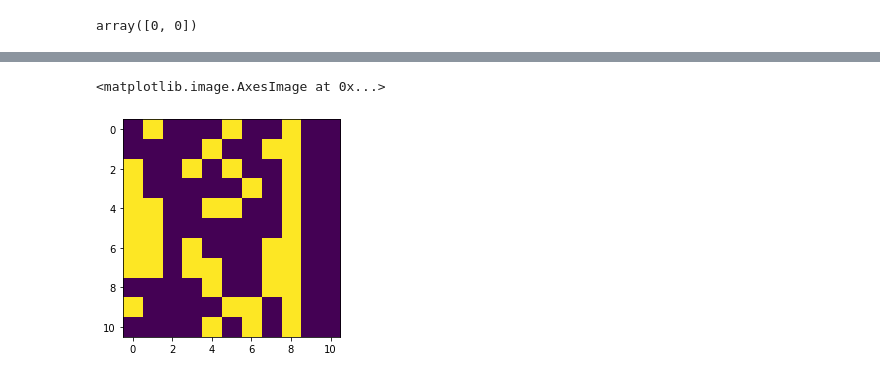
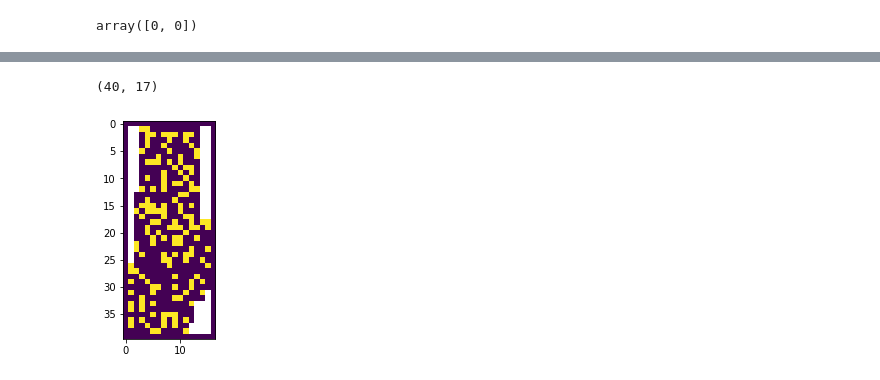
Before and after one commit to Maximgitman/wall-e-robot, a Jupyter notebook: test.ipynb, the cells around one changed output, grey strips where cells are left out. Cells and saved outputs as stored; diff of their text form; code cells hidden in the pictures.

```diff
--- a/test.ipynb
+++ b/test.ipynb
@@ -349,9 +349,12 @@ class History(object):
         self.prev_actions = None
 
     def update_history(self, obstacles, actions):
-        if self.prev_actions is not None:
+        self.prev_actions = np.array(list(map(lambda x: self.steps[x], actions)))
+
+        if self.prev_obstacles is not None:
+
             mask = np.array([np.array_equiv(self.prev_obstacles[i], obstacles[i]) for i in range(len(obstacles))])[...,None]
-            self.prev_actions *= mask
+            self.prev_actions *= ~mask
 
             # обновляем позиции относительно старта и текущие позиции на карте
             self.relative_pos += self.prev_actions
@@ -363,7 +366,7 @@ class History(object):
                 # проверяеям выход за верхний предел для агента
                 if self.relative_pos[bot, 0] < min_up:
                     new_line = np.empty((1, self.maps[bot].shape[1]))
-                    new_line[:] = 1 #np.NaN
+                    new_line[:] = np.NaN
                     self.maps[bot] = np.concatenate((new_line, self.maps[bot]), axis=0)
                     min_up = self.relative_pos[bot, 0]
                     self.curr_pos[bot, 0] += 1
@@ -371,14 +374,14 @@ class History(object):
                 # проверяеям выход за нижний предел для агента
                 elif self.relative_pos[bot, 0] > max_down:
                     new_line = np.empty((1, self.maps[bot].shape[1]))
-                    new_line[:] = 1 #np.NaN
+                    new_line[:] = np.NaN
                     self.maps[bot] = np.concatenate((self.maps[bot], new_line), axis=0)
                     max_down = self.relative_pos[bot, 0]
 
                 # проверяеям выход за левый предел для агента
                 if self.relative_pos[bot, 1] < min_left:
                     new_col = np.empty((self.maps[bot].shape[0], 1))
-                    new_col[:] = 1 #np.NaN
+                    new_col[:] = np.NaN
                     self.maps[bot] = np.concatenate((new_col, self.maps[bot]), axis=1)
                     min_left = self.relative_pos[bot, 1]
                     self.curr_pos[bot, 1] += 1
@@ -386,7 +389,7 @@ class History(object):
                 # проверяеям выход за правый предел для агента
                 elif self.relative_pos[bot, 1] > max_right:
                     new_col = np.empty((self.maps[bot].shape[0], 1))
-                    new_col[:] = 1 #np.NaN
+                    new_col[:] = np.NaN
                     self.maps[bot] = np.concatenate((self.maps[bot], new_col), axis=1)
                     max_right = self.relative_pos[bot, 1]
 
@@ -397,7 +400,7 @@ class History(object):
                 x, y = self.curr_pos[bot]
                 self.maps[bot][x-5:x+6, y-5:y+6] = obs
         self.prev_obstacles = obstacles
-        self.prev_actions = np.array(list(map(lambda x: self.steps[x], actions)))
+
 
 
 if __name__ == '__main__':
@@ -440,0 +458,10 @@ if __name__ == '__main__':
+# %%
+h = History([solver.temp_pos[0][8][0]])
+for step, i in enumerate([solver.temp_pos[j][8][0] for j in range(50)]):
+    h.update_history([i], [solver.steps[step][8]])
+
+
+
+
+import matplotlib.pyplot as plt
+plt.imshow(h.maps[0])
@@ -688,5 +750,6 @@ errors = 1106
 # %%
-ind = 3
+ind = 6
+
 
 print(solver.temp_pos[-1][ind])
 print(solver.temp_ed[-1][ind])
@@ -713,5 +782,6 @@ print(solver.temp_b[-1][ind])
 # %%
-plt.imshow(solver.temp_pos[-1][ind][0])
+plt.imshow(solver.temp_ed[-1][ind])
+solver.temp_ed[-1][ind].shap
 # %% [output]
-<matplotlib.image.AxesImage at 0x...>
+(40, 17)
-[figure, old version]
+[figure, new version]
```
Also changed, not shown: parts of 13 cells of this notebook, 1 other file.
